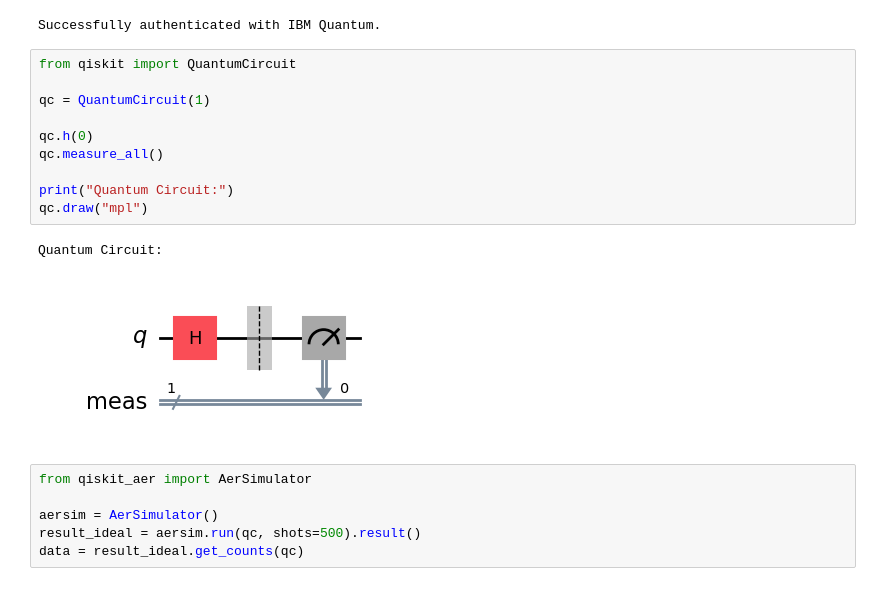
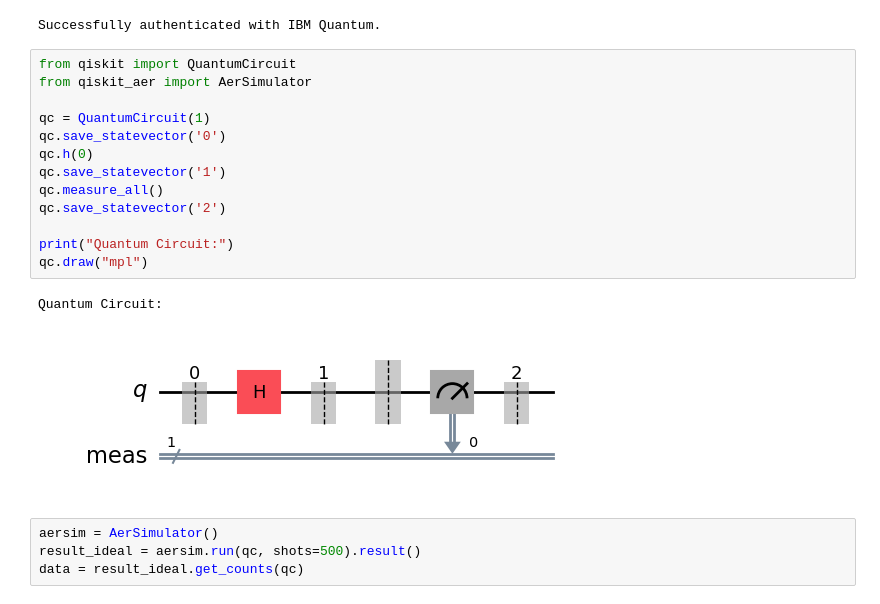
Before and after one commit to farinaleo/ftl_quantum, a Jupyter notebook: ex2.ipynb, the cells around one changed output. Drawn from its saved outputs; the diff is of its cells as text.

Commit message:
better plots

```diff
--- a/ex2.ipynb
+++ b/ex2.ipynb
@@ -17,20 +17,21 @@ except Exception as e:
 Successfully authenticated with IBM Quantum.
 # %%
 from qiskit import QuantumCircuit
+from qiskit_aer import AerSimulator
 
 qc = QuantumCircuit(1)
-
+qc.save_statevector('0')
 qc.h(0)
+qc.save_statevector('1')
 qc.measure_all()
+qc.save_statevector('2')
 
 print("Quantum Circuit:")
 qc.draw("mpl")
 # %% [output]
 Quantum Circuit:
-[figure, old version]
+[figure, new version]
 # %%
-from qiskit_aer import AerSimulator
-
 aersim = AerSimulator()
 result_ideal = aersim.run(qc, shots=500).result()
 data = result_ideal.get_counts(qc)
```
Also changed, not shown: parts of 5 cells of this notebook, 1 other file.
